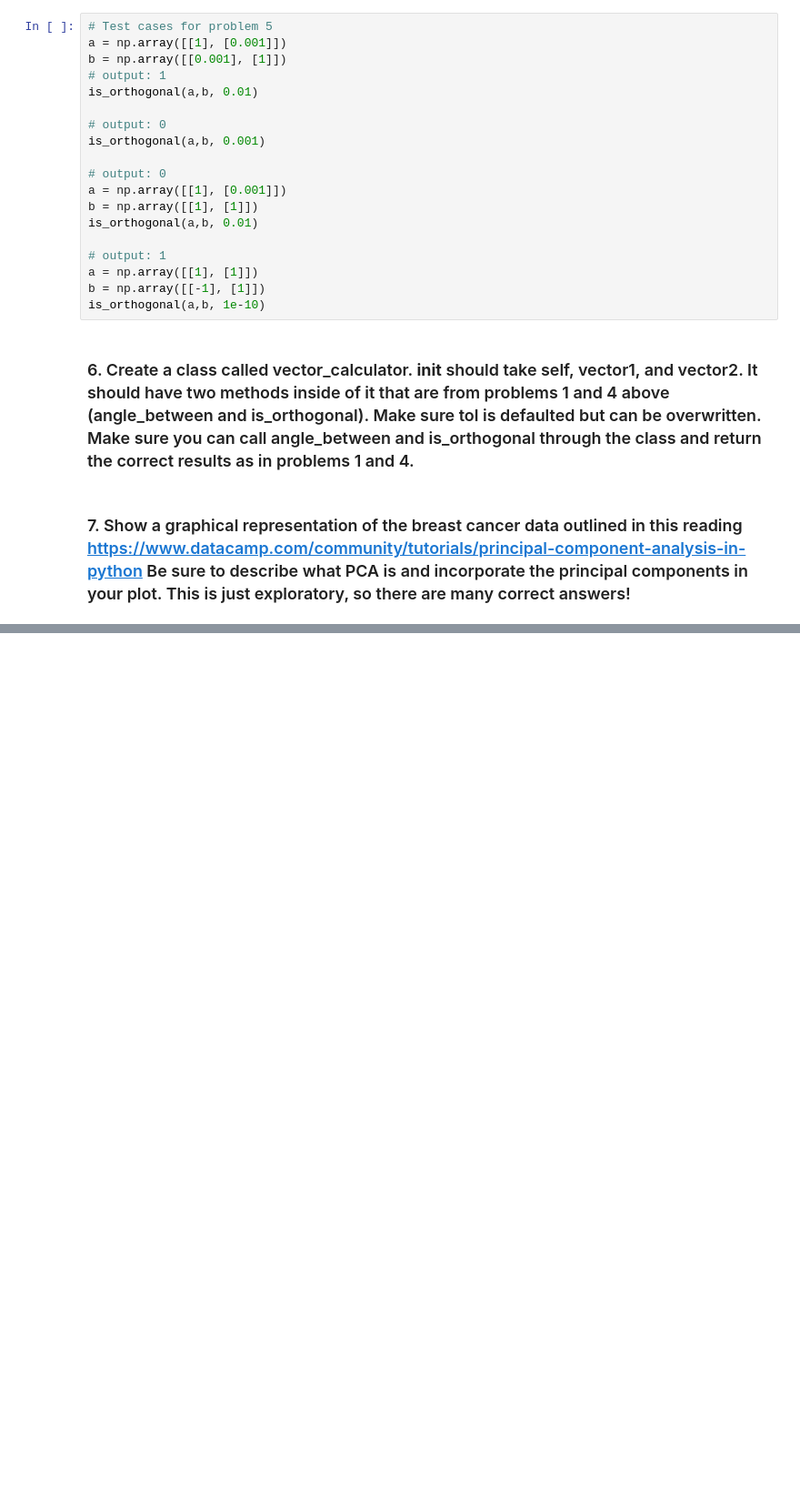
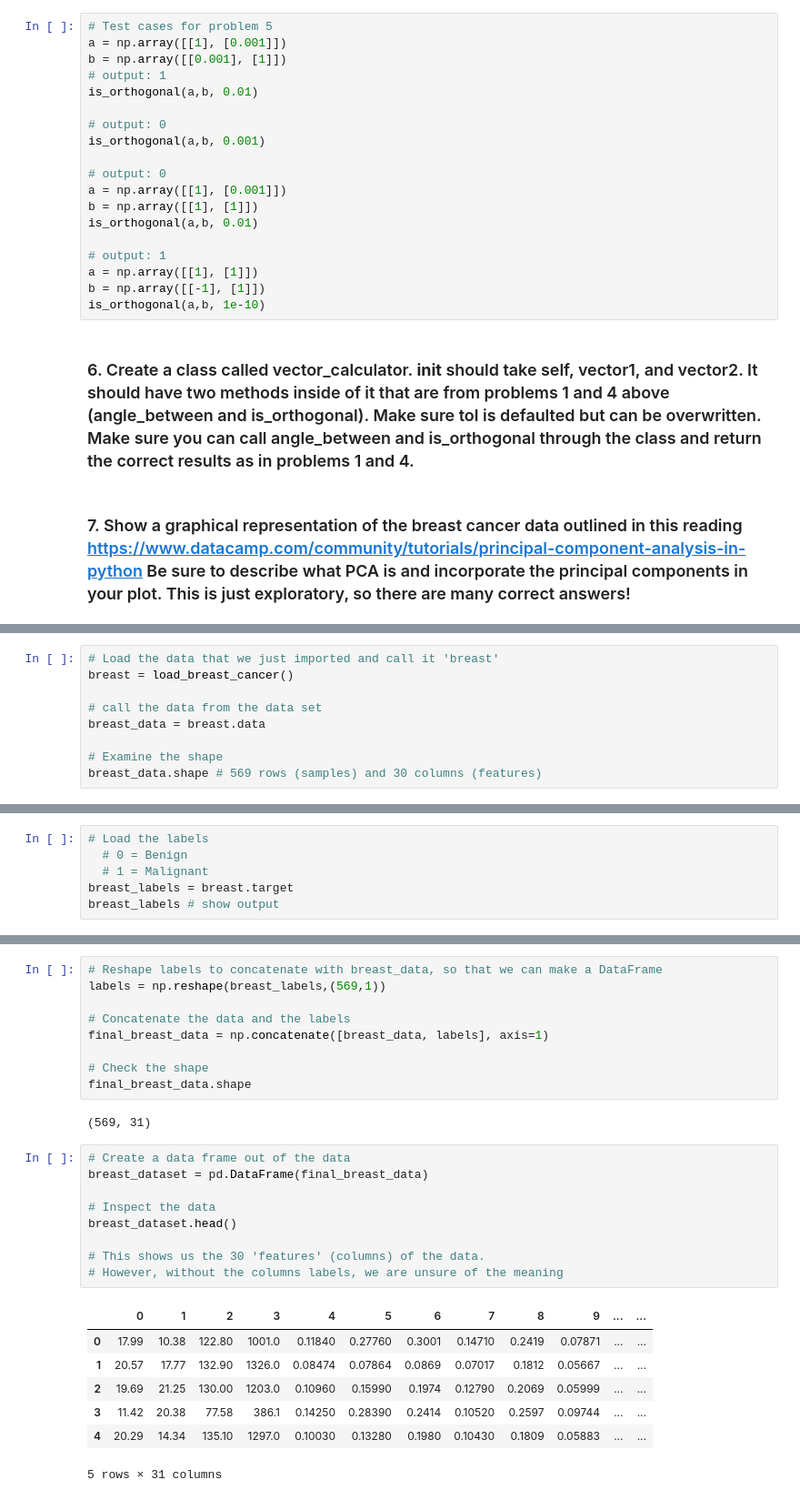
Before and after one commit to artolon/HW10-Linear-Alg-Intro, a Jupyter notebook: Homework10.ipynb, the cells around one changed output, grey strips where cells are left out. Shown at 91% size. Cells and saved outputs as stored; diff of their text form; blank space fills up the shorter version.

```diff
--- a/Homework10.ipynb
+++ b/Homework10.ipynb
@@ -397,0 +362,9 @@ is_orthogonal(a,b, 1e-10)
+# %%
+# Load the data that we just imported and call it 'breast'
+breast = load_breast_cancer()
+
+# call the data from the data set
+breast_data = breast.data
+
+# Examine the shape
+breast_data.shape # 569 rows (samples) and 30 columns (features)
@@ -397,0 +373,6 @@ is_orthogonal(a,b, 1e-10)
+# %%
+# Load the labels
+  # 0 = Benign
+  # 1 = Malignant
+breast_labels = breast.target
+breast_labels # show output
@@ -397,0 +397,28 @@ is_orthogonal(a,b, 1e-10)
+# %%
+# Reshape labels to concatenate with breast_data, so that we can make a DataFrame
+labels = np.reshape(breast_labels,(569,1))
+
+# Concatenate the data and the labels
+final_breast_data = np.concatenate([breast_data, labels], axis=1)
+
+# Check the shape
+final_breast_data.shape
+# %% [output]
+(569, 31)
+# %%
+# Create a data frame out of the data
+breast_dataset = pd.DataFrame(final_breast_data)
+
+# Inspect the data
+breast_dataset.head()
+
+# This shows us the 30 'features' (columns) of the data.
+# However, without the columns labels, we are unsure of the meaning
+# %% [output]
+|  | 0 | 1 | 2 | 3 | 4 | 5 | 6 | 7 | 8 | 9 | ... | ... |
+| 0 | 17.99 | 10.38 | 122.80 | 1001.0 | 0.11840 | 0.27760 | 0.3001 | 0.14710 | 0.2419 | 0.07871 | ... | ... |
+| 1 | 20.57 | 17.77 | 132.90 | 1326.0 | 0.08474 | 0.07864 | 0.0869 | 0.07017 | 0.1812 | 0.05667 | ... | ... |
+| 2 | 19.69 | 21.25 | 130.00 | 1203.0 | 0.10960 | 0.15990 | 0.1974 | 0.12790 | 0.2069 | 0.05999 | ... | ... |
+| 3 | 11.42 | 20.38 | 77.58 | 386.1 | 0.14250 | 0.28390 | 0.2414 | 0.10520 | 0.2597 | 0.09744 | ... | ... |
+| 4 | 20.29 | 14.34 | 135.10 | 1297.0 | 0.10030 | 0.13280 | 0.1980 | 0.10430 | 0.1809 | 0.05883 | ... | ... |
+5 rows × 31 columns
```
Also changed, not shown: parts of 32 cells of this notebook.
